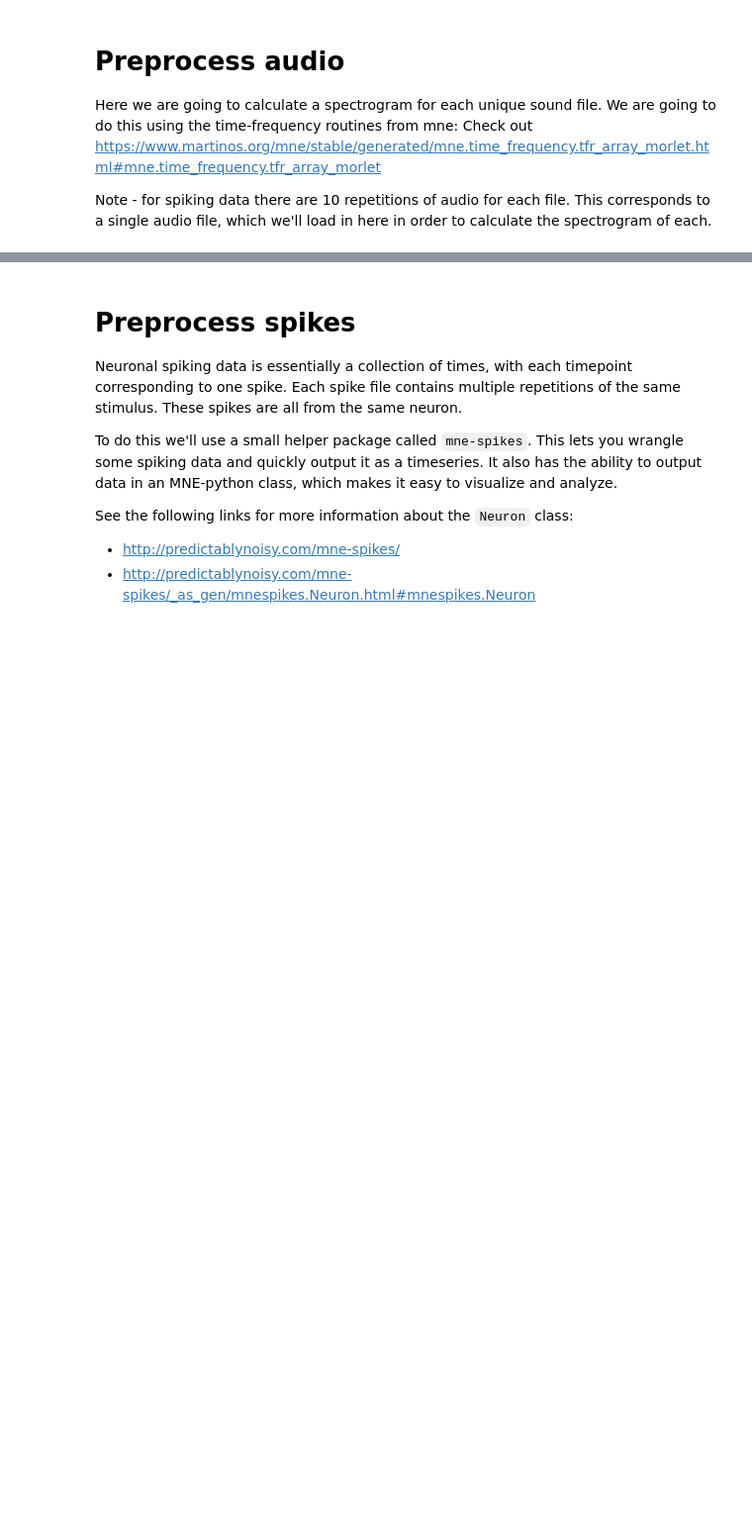
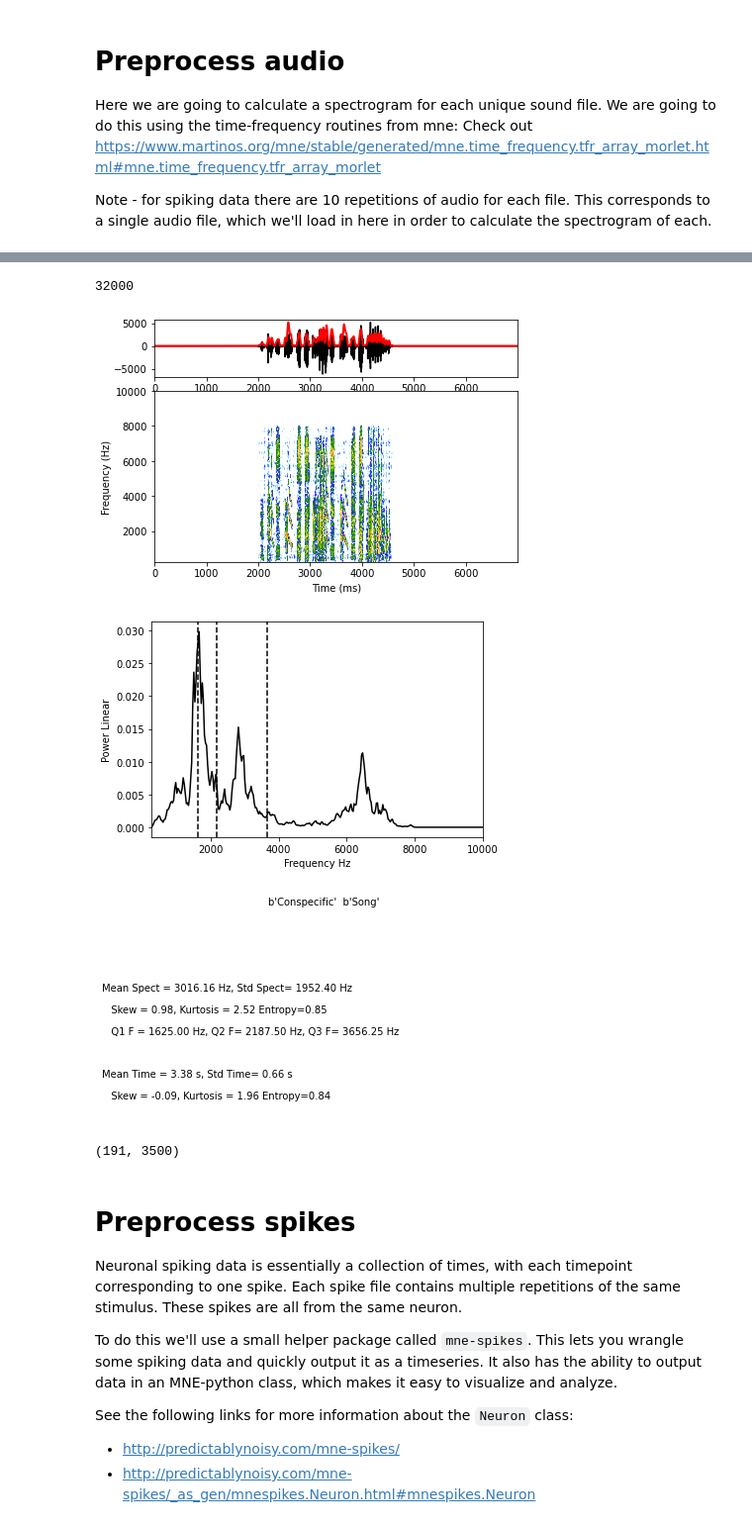
Before and after one commit to theunissenlab/crcns, a Jupyter notebook: python/tutorial-coherence.ipynb, the cells around one changed output, grey strips where cells are left out. Shown at 99% size. Cells and saved outputs as stored; diff of their text form; code cells hidden in the pictures; blank space fills up the shorter version.

```diff
--- a/python/tutorial-coherence.ipynb
+++ b/python/tutorial-coherence.ipynb
@@ -131,6 +145,8 @@ Here we are going to calculate a spectrogram for each unique sound file.  We are
 Note - for spiking data there are 10 repetitions of audio for each file. This corresponds to a single audio file, which we'll load in here in order to calculate the spectrogram of each.
 # %%
 all_audio_files = data['path'].unique()
+tBef = -2.0   # start 2 seconds before stim
+tAft = 5.0    # go 5 seconds after onset
 
 # Define the frequencies that will be extracted
 # freqs = np.logspace(np.log10(500), np.log10(10000), 50)
@@ -167,26 +189,64 @@ ax.set(ylim=[500, 8000])
+# %%
+sfreq_audio
+# %% [output]
+32000
 # %%
 # Or use the theunissen lab soundsig.sound package.
 
+#from soundsig.sound import BioSound
+import sys
+sfreqAudio = 32000
+sys.path.append("/Users/frederictheunissen/Code/soundsig/")
 from soundsig.sound import BioSound
+nSilBef = int(sfreqAudio*abs(tBef))
+silenceBef = np.zeros(nSilBef)
+nSoundTot = int((abs(tBef)+tAft)*sfreqAudio)
 
 # Read the audio from wave
-sfreq_audio, audio = wavfile.read(os.path.join(path_base, 'data', 'all_stims', all_audio_files[0]))
+myBioSounds = {}
+for audio_file in tqdm(all_audio_files):
+    sfreq_audio, audio = wavfile.read(os.path.join(path_base, 'data', 'all_stims', audio_file))
+    if (sfreq_audio != sfreqAudio) :
+        print('Error in audio sampling frequency')
+        continue
 
-# Make a BioSound object
-myBioSound = BioSound(soundWave=audio, fs=sfreq_audio, emitter='Conspecific', calltype = 'Song')
+    nAudio = audio.shape[0]
+    nSilAft = nSoundTot - nSilBef - nAudio
+    if nSilAft > 0:
+        silenceAft = np.zeros(nSilAft)
+        sound = np.concatenate((silenceBef, audio, silenceAft))
+    elif nSilAft < 0:
+        audio = audio[0:nSilAft]
+        sound = np.concatenate((silenceBef, audio))
+    else:
+        sound = np.concatenate((silenceBef, audio))
 
-# Extract some acoustical features
-# Calculate amplitude enveloppe
-myBioSound.ampenv()
+    # Make a BioSound object
+    myBioSound = BioSound(soundWave=sound, fs=sfreq_audio, emitter='Conspecific', calltype = 'Song')
 
-# Calculate the power spectrum
-myBioSound.spectrum(f_high=10000)
+    # Extract some acoustical features
+    # Calculate amplitude enveloppe
+    myBioSound.ampenv()
 
-# Calcualte the spectrogram
-myBioSound.spectroCalc(spec_sample_rate=500)
+    # Calculate the power spectrum
+    myBioSound.spectrum(f_high=10000)
 
-# Plot it
+    # Calcualte the spectrogram
+    myBioSound.spectroCalc(spec_sample_rate=500)
+    myBioSounds[audio_file] = myBioSound
+
+
+
+# Plot the last one
 myBioSound.plot()
+# %% [output]
+[figure, added]
+[figure, added]
+[figure, added]
+# %%
+myBioSound.spectro.shape
+# %% [output]
+(191, 3500)
 # %%
 # Or we could also use librosa
 # This is the most powerful for audio analysis, though it's kind of a pain to install
```
Also changed, not shown: parts of 21 cells of this notebook, 2 other files.
